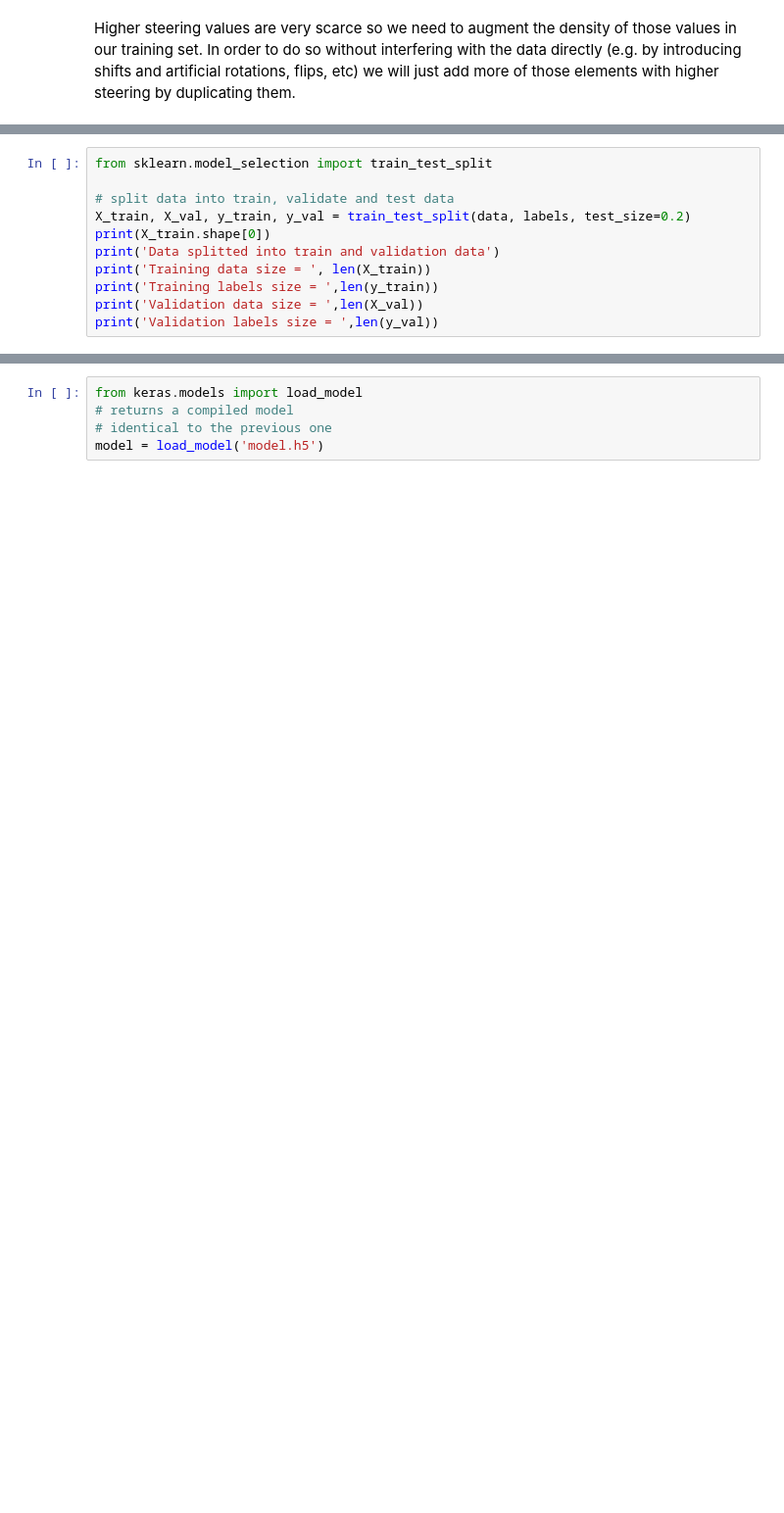
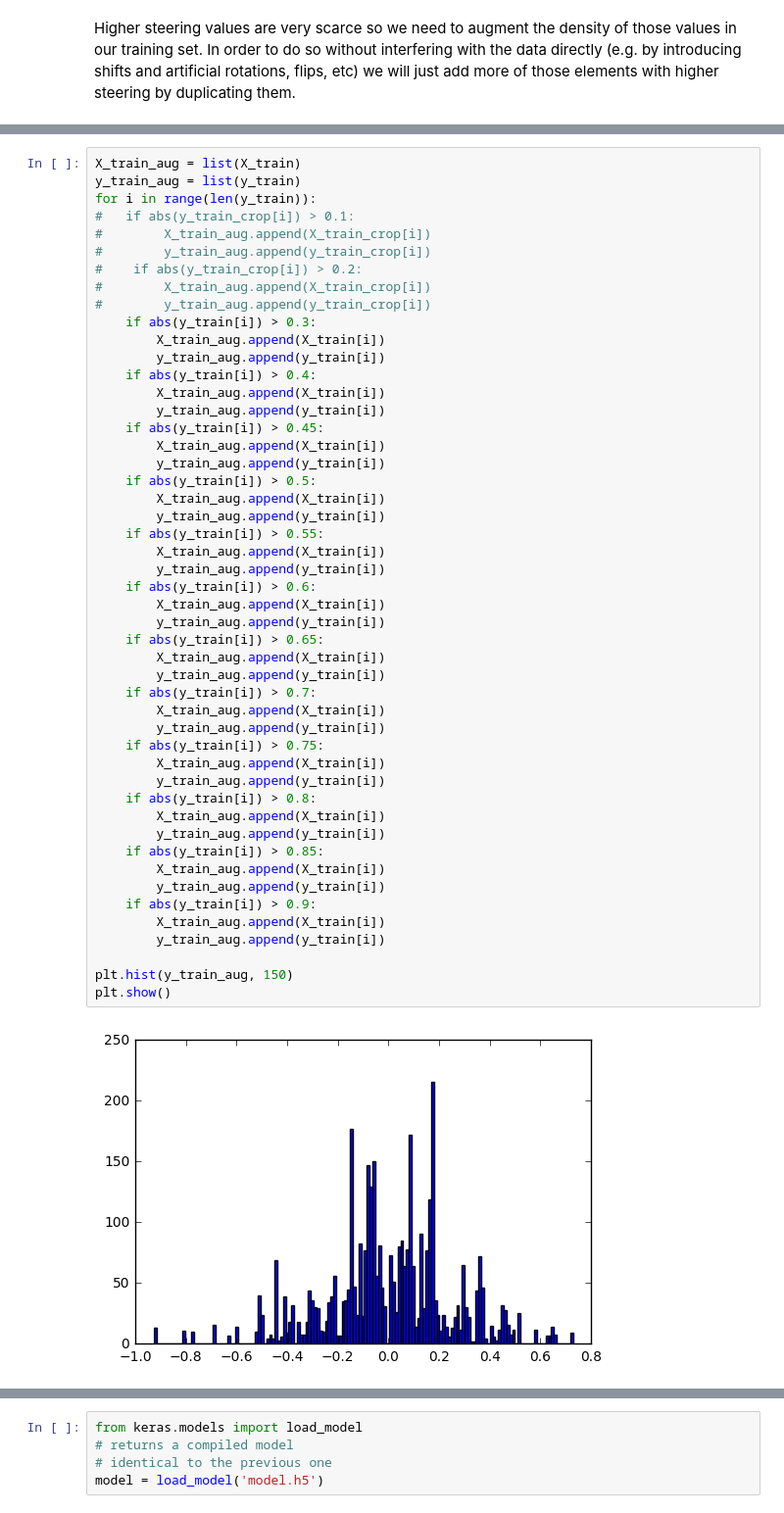
Before and after one commit to ganwy2016/Behaviour_Cloning, a Jupyter notebook: model.ipynb, the cells around one changed output, grey strips where cells are left out. Shown at 98% size. Saved outputs shown, nothing was run; the diff lists cells and outputs as text; blank space fills up the shorter version.

Commit message:
refactoring the model to make it smoother

```diff
--- a/model.ipynb
+++ b/model.ipynb
@@ -270,11 +140,0 @@ print(len(labels))
-# %%
-from sklearn.model_selection import train_test_split
-
-# split data into train, validate and test data
-X_train, X_val, y_train, y_val = train_test_split(data, labels, test_size=0.2)
-print(X_train.shape[0])
-print('Data splitted into train and validation data')
-print('Training data size = ', len(X_train))
-print('Training labels size = ',len(y_train))
-print('Validation data size = ',len(X_val))
-print('Validation labels size = ',len(y_val))
@@ -413,0 +141,51 @@ Model saved to file.
+# %%
+X_train_aug = list(X_train)
+y_train_aug = list(y_train)
+for i in range(len(y_train)):
+#   if abs(y_train_crop[i]) > 0.1:
+#        X_train_aug.append(X_train_crop[i])
+#        y_train_aug.append(y_train_crop[i])
+#    if abs(y_train_crop[i]) > 0.2:
+#        X_train_aug.append(X_train_crop[i])
+#        y_train_aug.append(y_train_crop[i])
+    if abs(y_train[i]) > 0.3:
+        X_train_aug.append(X_train[i])
+        y_train_aug.append(y_train[i])
+    if abs(y_train[i]) > 0.4:
+        X_train_aug.append(X_train[i])
+        y_train_aug.append(y_train[i])
+    if abs(y_train[i]) > 0.45:
+        X_train_aug.append(X_train[i])
+        y_train_aug.append(y_train[i])
+    if abs(y_train[i]) > 0.5:
+        X_train_aug.append(X_train[i])
+        y_train_aug.append(y_train[i])
+    if abs(y_train[i]) > 0.55:
+        X_train_aug.append(X_train[i])
+        y_train_aug.append(y_train[i])
+    if abs(y_train[i]) > 0.6:
+        X_train_aug.append(X_train[i])
+        y_train_aug.append(y_train[i])
+    if abs(y_train[i]) > 0.65:
+        X_train_aug.append(X_train[i])
+        y_train_aug.append(y_train[i])
+    if abs(y_train[i]) > 0.7:
+        X_train_aug.append(X_train[i])
+        y_train_aug.append(y_train[i])
+    if abs(y_train[i]) > 0.75:
+        X_train_aug.append(X_train[i])
+        y_train_aug.append(y_train[i])
+    if abs(y_train[i]) > 0.8:
+        X_train_aug.append(X_train[i])
+        y_train_aug.append(y_train[i])
+    if abs(y_train[i]) > 0.85:
+        X_train_aug.append(X_train[i])
+        y_train_aug.append(y_train[i])
+    if abs(y_train[i]) > 0.9:
+        X_train_aug.append(X_train[i])
+        y_train_aug.append(y_train[i])
+
+plt.hist(y_train_aug, 150)
+plt.show()
+# %% [output]
+[figure, added]
```
Also changed, not shown: parts of 44 cells of this notebook, 4 other files.
